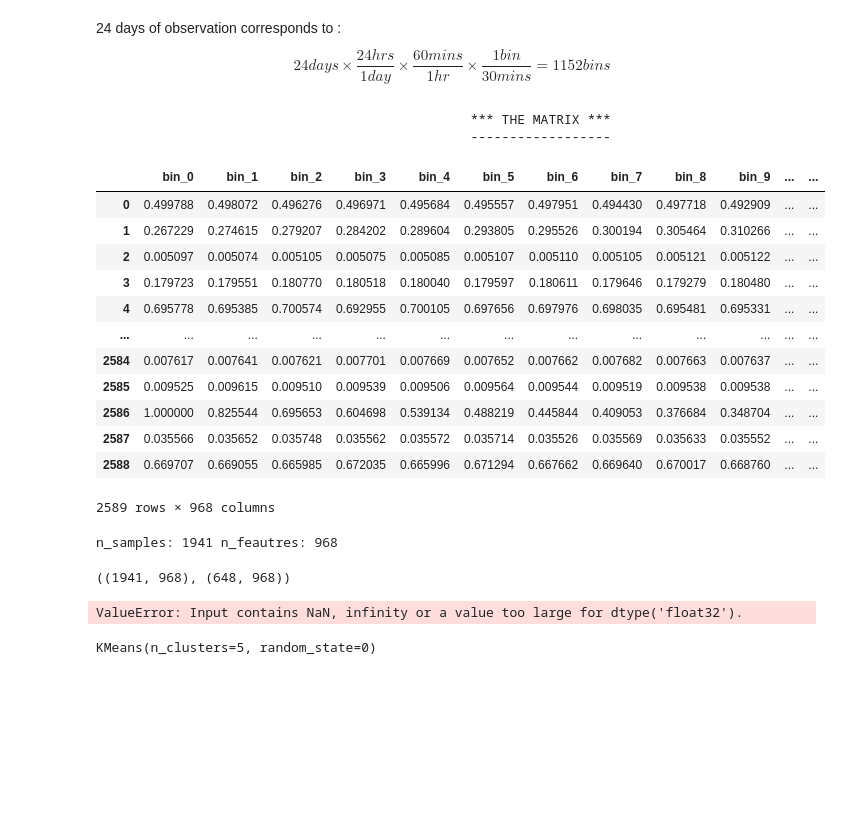
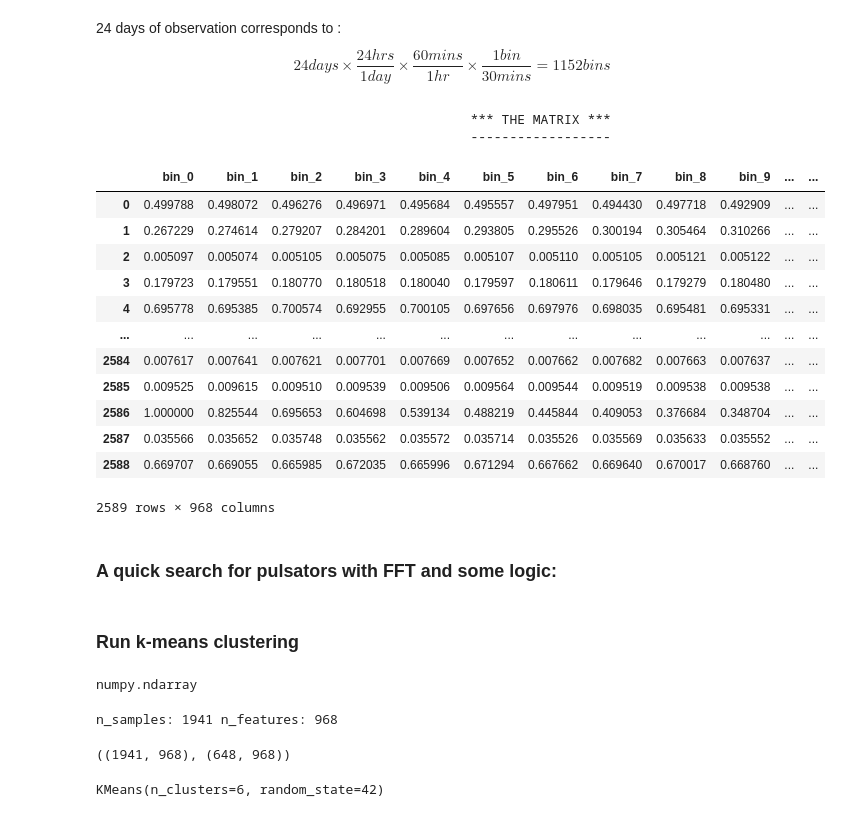
Before and after one commit to wbroem/MScThesis, a Jupyter notebook: Implement_ML.ipynb, the cells around one changed output. Drawn from its saved outputs; the diff is of its cells as text; code cells hidden in the pictures; blank space fills up the shorter version.

Commit message:
clustering analysis working, started plots

```diff
--- a/Implement_ML.ipynb
+++ b/Implement_ML.ipynb
@@ -131,13 +132,14 @@ matrix_df = pd.DataFrame(matrix_df)
 # %%
-#matrix_df.to_csv('TheMatrix_968_bins.csv')
+the_matrix = pd.read_csv('TheMatrix_968_bins_renormalized.csv').drop('Unnamed: 0', axis = 1).interpolate()
+#TODO: add the interpolate() method to the function that produces the matrix
 print('\n\t\t\t\t\t\t*** THE MATRIX ***\n\t\t\t\t\t\t------------------')
-matrix_df
+the_matrix
 # %% [output]
                                                 *** THE MATRIX ***
                                                 ------------------
 |  | bin_0 | bin_1 | bin_2 | bin_3 | bin_4 | bin_5 | bin_6 | bin_7 | bin_8 | bin_9 | ... | ... |
 | 0 | 0.499788 | 0.498072 | 0.496276 | 0.496971 | 0.495684 | 0.495557 | 0.497951 | 0.494430 | 0.497718 | 0.492909 | ... | ... |
-| 1 | 0.267229 | 0.274615 | 0.279207 | 0.284202 | 0.289604 | 0.293805 | 0.295526 | 0.300194 | 0.305464 | 0.310266 | ... | ... |
+| 1 | 0.267229 | 0.274614 | 0.279207 | 0.284201 | 0.289604 | 0.293805 | 0.295526 | 0.300194 | 0.305464 | 0.310266 | ... | ... |
 | 2 | 0.005097 | 0.005074 | 0.005105 | 0.005075 | 0.005085 | 0.005107 | 0.005110 | 0.005105 | 0.005121 | 0.005122 | ... | ... |
 | 3 | 0.179723 | 0.179551 | 0.180770 | 0.180518 | 0.180040 | 0.179597 | 0.180611 | 0.179646 | 0.179279 | 0.180480 | ... | ... |
 | 4 | 0.695778 | 0.695385 | 0.700574 | 0.692955 | 0.700105 | 0.697656 | 0.697976 | 0.698035 | 0.695481 | 0.695331 | ... | ... |
@@ -148,3 +150,5 @@ matrix_df
 | 2587 | 0.035566 | 0.035652 | 0.035748 | 0.035562 | 0.035572 | 0.035714 | 0.035526 | 0.035569 | 0.035633 | 0.035552 | ... | ... |
 | 2588 | 0.669707 | 0.669055 | 0.665985 | 0.672035 | 0.665996 | 0.671294 | 0.667662 | 0.669640 | 0.670017 | 0.668760 | ... | ... |
 2589 rows × 968 columns
+# %% [markdown]
+### A quick search for pulsators with FFT and some logic:
@@ -151,20 +164,27 @@ matrix_df
+# %% [markdown]
+### Run k-means clustering
+# %%
+data = np.asarray(the_matrix)
+type(data)
+# %% [output]
+numpy.ndarray
 # %%
 from sklearn.model_selection import train_test_split
-train, test = train_test_split(matrix_df, test_size=0.25, random_state=0)
+train, test = train_test_split(data, test_size=0.25, random_state=0)
 n_samples, n_features = train.shape
-print('n_samples:', n_samples, 'n_feautres:', n_features)
+print('n_samples:', n_samples, 'n_features:', n_features)
 # %% [output]
-n_samples: 1941 n_feautres: 968
+n_samples: 1941 n_features: 968
 # %%
 train.shape, test.shape
 # %% [output]
 ((1941, 968), (648, 968))
 # %%
-n_kclusters = 2
+n_kclusters = 6
 # Create the KMeans model
 clf = cluster.KMeans(init='k-means++', n_clusters=n_kclusters, random_state=42)
 
 # Cluster the full data
 clf.fit(train)
 # %% [output]
-ValueError: Input contains NaN, infinity or a value too large for dtype('float32').
+KMeans(n_clusters=6, random_state=42)
@@ -175,4 +190,0 @@ kmeans = cluster.KMeans(n_clusters = 5, random_state = 0)
-# %%
-kmeans
-# %% [output]
-KMeans(n_clusters=5, random_state=0)
```
Also changed, not shown: parts of 17 cells of this notebook, 3 other files.
